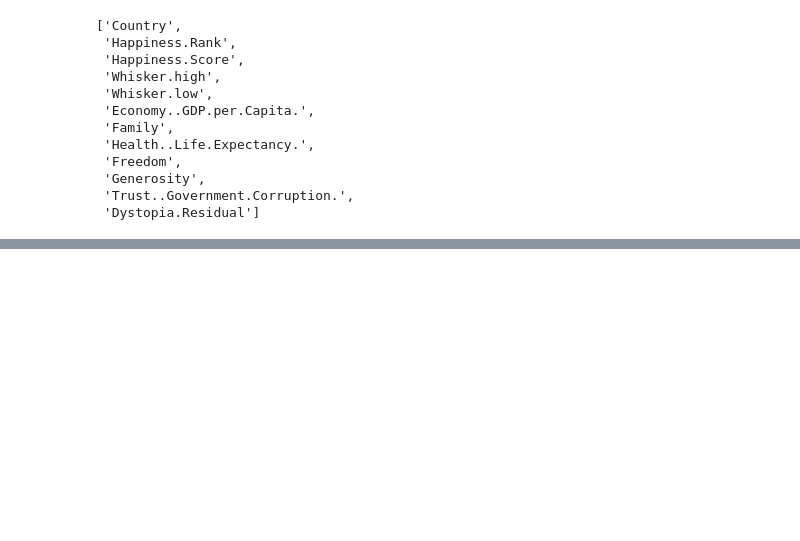
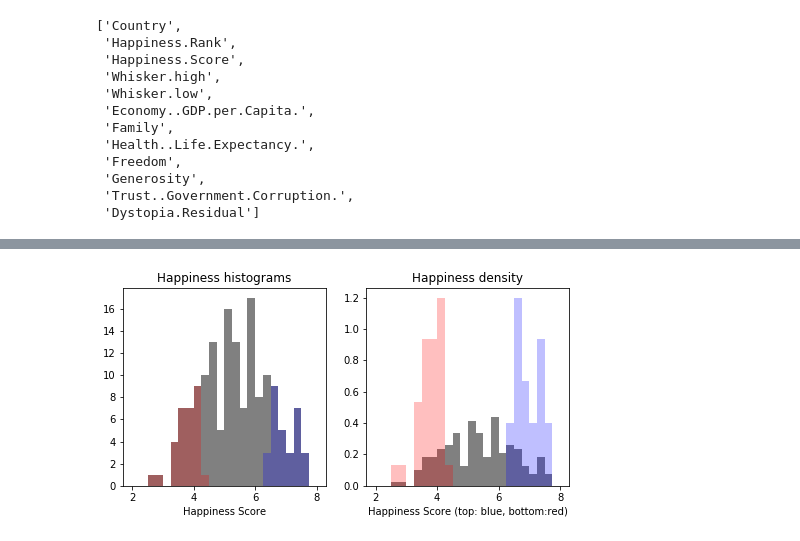
Before and after one commit to ergonyc/Practice-python-exercises, a Jupyter notebook: PlottingExamples-7.4/Module7_visEx_v3.ipynb, the cells around one changed output, grey strips where cells are left out. Saved outputs shown, nothing was run; the diff lists cells and outputs as text; code cells hidden in the pictures; blank space fills up the shorter version.

Commit message:
updated plotting script

```diff
--- a/PlottingExamples-7.4/Module7_visEx_v3.ipynb
+++ b/PlottingExamples-7.4/Module7_visEx_v3.ipynb
@@ -114,0 +67,5 @@ Do something like top 10, and bottom 10 happiness rank, ...
+# %%
+topn = 25
+top_countries = year17['Country'][:topn]
+bottom_countries = year17['Country'][-topn:]
+top_countries.head(10)
@@ -114,0 +96,20 @@ Do something like top 10, and bottom 10 happiness rank, ...
+# %%
+
+# Plot them as a histogram.
+plt.subplot(221)
+plt.hist(year17['Happiness.Score'], density=False, color='grey', bins=np.linspace(2.0, 8.0, 25), alpha=1.0)
+plt.hist(year17['Happiness.Score'][:topn], density=False, color='blue', bins=np.linspace(2.0, 8.0, 25), alpha=.25)
+plt.hist(year17['Happiness.Score'][-topn:], density=False, color='red', bins=np.linspace(2.0, 8.0, 25), alpha=.25)
+plt.title('Happiness histograms')
+plt.xlabel('Happiness Score')
+
+plt.subplot(222)
+plt.hist(year17['Happiness.Score'], density=True, color='grey', bins=np.linspace(2.0, 8.0, 25), alpha=1.0)
+plt.hist(year17['Happiness.Score'][:topn], density=True, color='blue', bins=np.linspace(2.0, 8.0, 25), alpha=.25)
+plt.hist(year17['Happiness.Score'][-topn:], density=True, color='red', bins=np.linspace(2.0, 8.0, 25), alpha=.25)
+plt.title('Happiness density')
+plt.xlabel('Happiness Score (top: blue, bottom:red)')
+
+plt.show()
+# %% [output]
+[figure, added]
```
Also changed, not shown: parts of 28 cells of this notebook, 1 other file.
